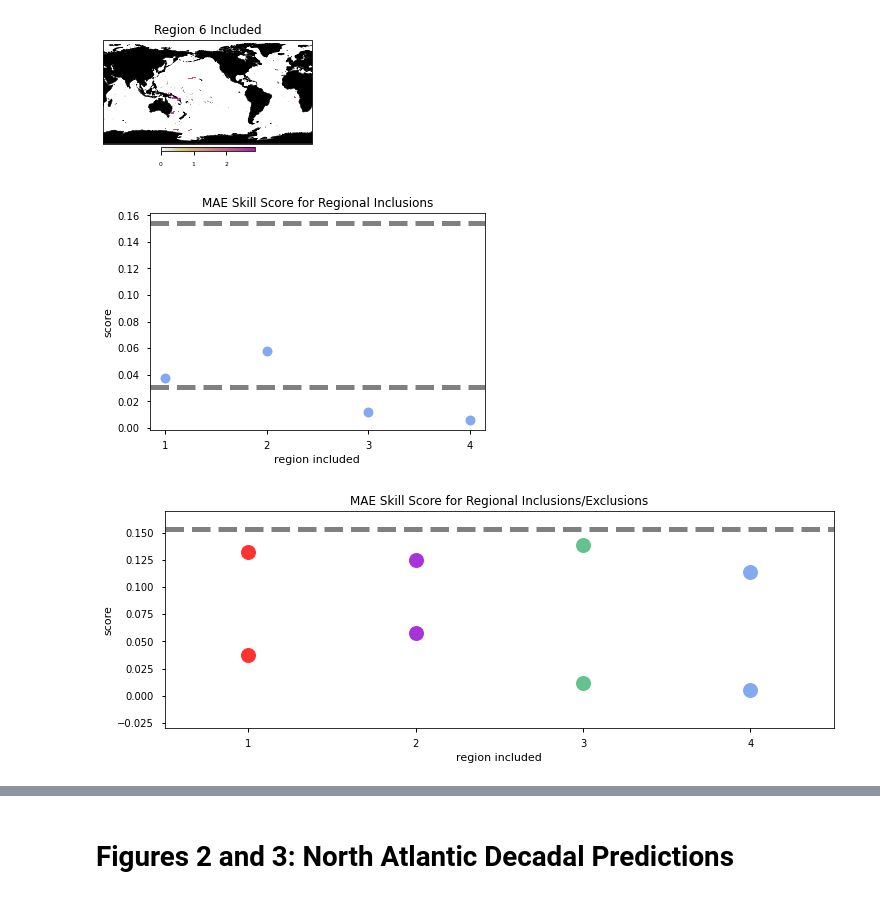
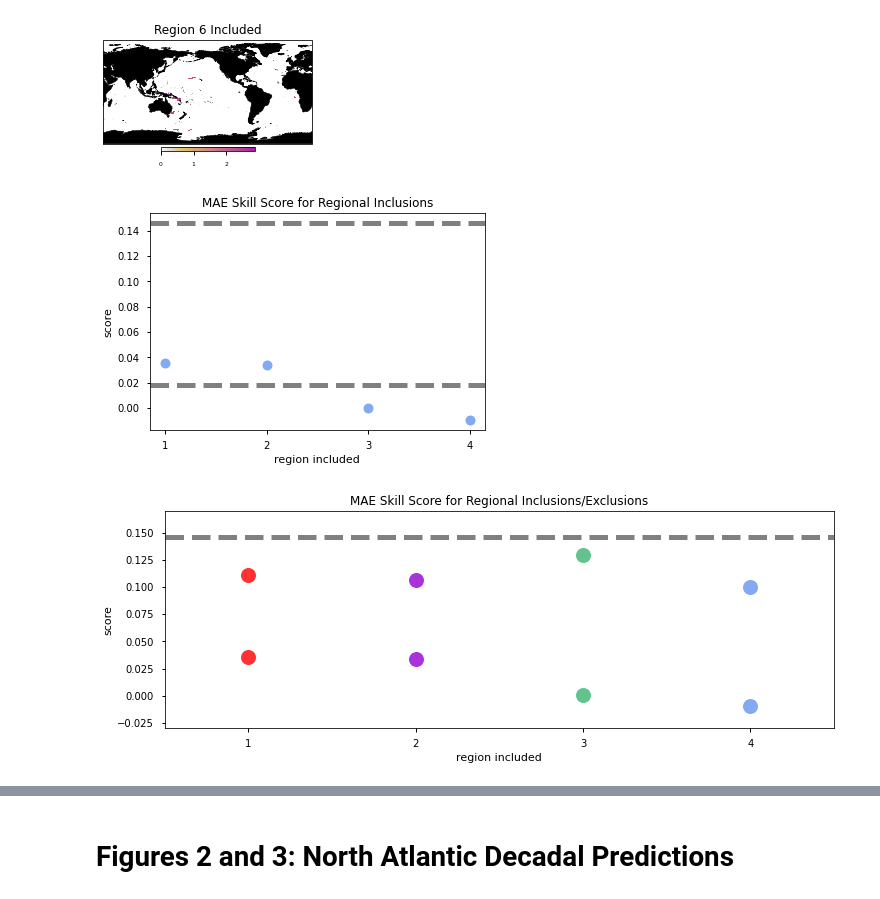
Before and after one commit to jaminrader/WeightedMaskAnalogForecasting2023, a Jupyter notebook: _make_custom_plots.ipynb, the cells around one changed output, grey strips where cells are left out. Drawn from its saved outputs; the diff is of its cells as text; code cells hidden in the pictures.

```diff
--- a/_make_custom_plots.ipynb
+++ b/_make_custom_plots.ipynb
@@ -17,6 +17,8 @@ import save_load_model_run
 import model_diagnostics
 import metrics
 import plots
+# %%
+N_ANALOGS = 10
 # %% [markdown]
 # Figure 5 - Isolation and Occlusion for ENSO Seasonal Predictions
 # %%
@@ -103,7 +105,7 @@ for percent_thresh in percent_thresholds:
     #
 
     n_processes = 8
-    n_analogues = [15,]
+    n_analogues = [N_ANALOGS,]
 
     omit_mask_error = np.zeros((soi_input.shape[0], 1)) * np.nan
 
@@ -270,7 +272,7 @@ for i in range(len(regions) + 2):
     ### DO THE PERFORMANCE CALCULATIONS
 
     n_processes = 8
-    n_analogues = [15,]
+    n_analogues = [N_ANALOGS,]
 
     omit_mask_error = np.zeros((soi_input.shape[0], 1)) * np.nan
 
@@ -374,7 +376,7 @@ for i in range(len(regions) + 2):
     ### DO THE PERFORMANCE CALCULATIONS
 
     n_processes = 8
-    n_analogues = [15,]
+    n_analogues = [N_ANALOGS,]
 
     omit_mask_error = np.zeros((soi_input.shape[0], 1)) * np.nan
 
@@ -429,7 +431,7 @@ plt.show()
 #plt.savefig(dir_settings["figure_custom_directory"] + settings["savename_prefix"] +
 #                    '_' + fig_savename + '.png', dpi=300, bbox_inches='tight')
 # %% [output]
-[figure, old version]
+[figure, new version]
 # %%
 # plt.plot(masked_inclusion_weight_sum, y_plot, 'o', label='Truth', color='cornflowerblue', markersize=markersize, alpha=alpha)
 # plt.xlabel('sum of included weights')
@@ -437,31 +439,34 @@ plt.show()
 # %%
 linewidth = 5
 markersize = 15
 alpha = .8
 
 colors = ['red', 'darkviolet', 'mediumseagreen', 'cornflowerblue']
 
 plt.figure(figsize=(12, 4))
-plt.axhline(prev_yplot[-2], zorder=0, color='gray', linestyle='dashed', alpha=1, linewidth=linewidth)
-
+linevals = []
+lineval = plt.axhline(prev_yplot[-2], zorder=0, color='gray', linestyle='dashed', alpha=1, linewidth=linewidth)
+linevals.append(lineval)
 for i, c in zip(range(4), colors):
-    plt.plot([i+1], prev_yplot[i], 'o', label='Excluded', color=c, markersize=markersize, alpha=alpha)
-    plt.plot([i+1], y_plot[i], 'o', label='Included', color=c, markersize=markersize, alpha=alpha)
+    lineval = plt.plot([i+1], prev_yplot[i], 'o', label='Excluded', color=c, markersize=markersize, alpha=alpha)
+    linevals.append(lineval)
+    lineval = plt.plot([i+1], y_plot[i], 'o', label='Included', color=c, markersize=markersize, alpha=alpha)
+    linevals.append(lineval)
 
 plt.ylabel('score')
 plt.xlabel('region included')
 plt.xticks([1,2,3,4])
 plt.xlim(.5, 4.5)
 plt.ylim(-.03, .17)
 
 plt.grid(False)
 
 plt.title('MAE Skill Score for Regional Inclusions/Exclusions')
 
 fig_savename = 'exclusion_inclusion_scores'
 plt.savefig(dir_settings["figure_custom_directory"] + settings["savename_prefix"] +
                     '_' + fig_savename + '.png', dpi=300, bbox_inches='tight')
 
 plt.show()
 # %% [output]
-[figure, old version]
+[figure, new version]
```
Also changed, not shown: parts of 17 cells of this notebook, 12 other files.
